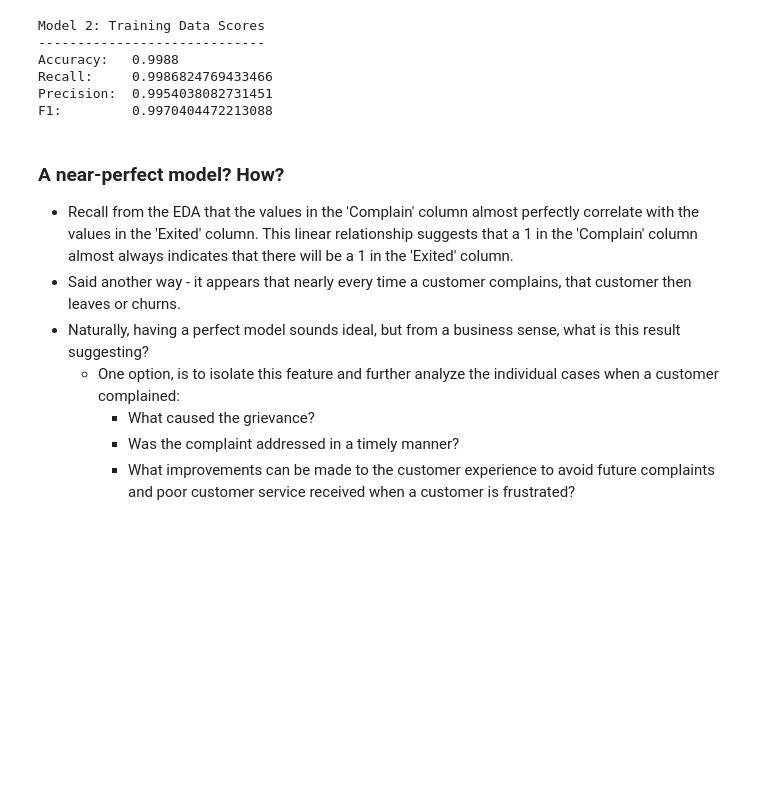
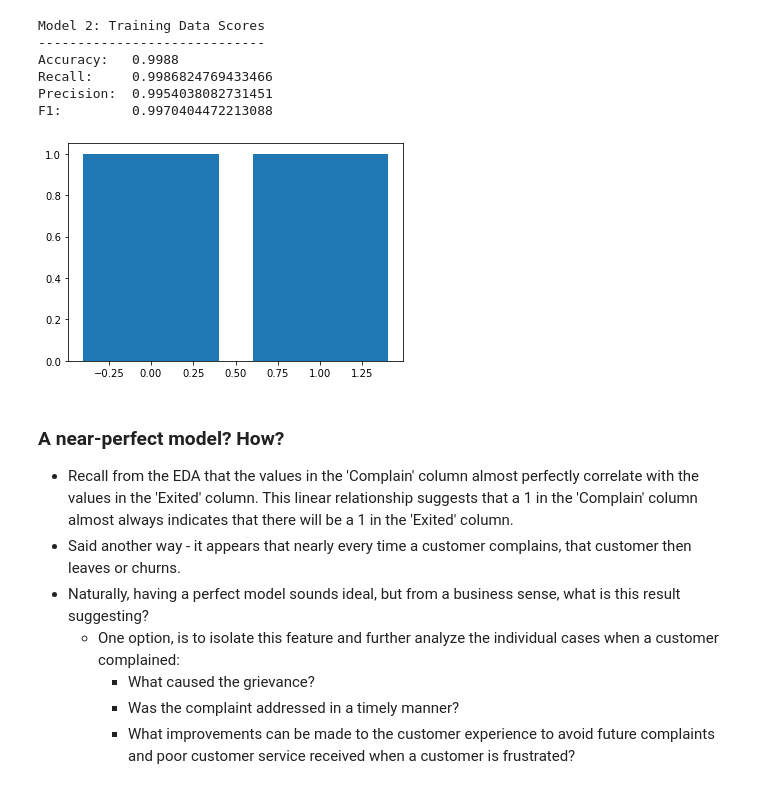
Before and after one commit to SamBen804/Bank_Customer_Churn_Analysis, a Jupyter notebook: Final_Notebook.ipynb, the cells around one changed output. Cells and saved outputs as stored; diff of their text form; code cells hidden in the pictures; blank space fills up the shorter version.

```diff
--- a/Final_Notebook.ipynb
+++ b/Final_Notebook.ipynb
@@ -468,6 +468,10 @@ Accuracy:   0.9988
 Recall:     0.9986824769433466
 Precision:  0.9954038082731451
 F1:         0.9970404472213088
+# %%
+plt.bar(df['Exited'], df['Complain']);
+# %% [output]
+[figure, added]
 # %% [markdown]
 ### A near-perfect model? How?
 - Recall from the EDA that the values in the 'Complain' column almost perfectly correlate with the values in the 'Exited' column. This linear relationship suggests that a 1 in the 'Complain' column almost always indicates that there will be a 1 in the 'Exited' column.
```
Also changed, not shown: parts of 26 cells of this notebook, 11 other files.
